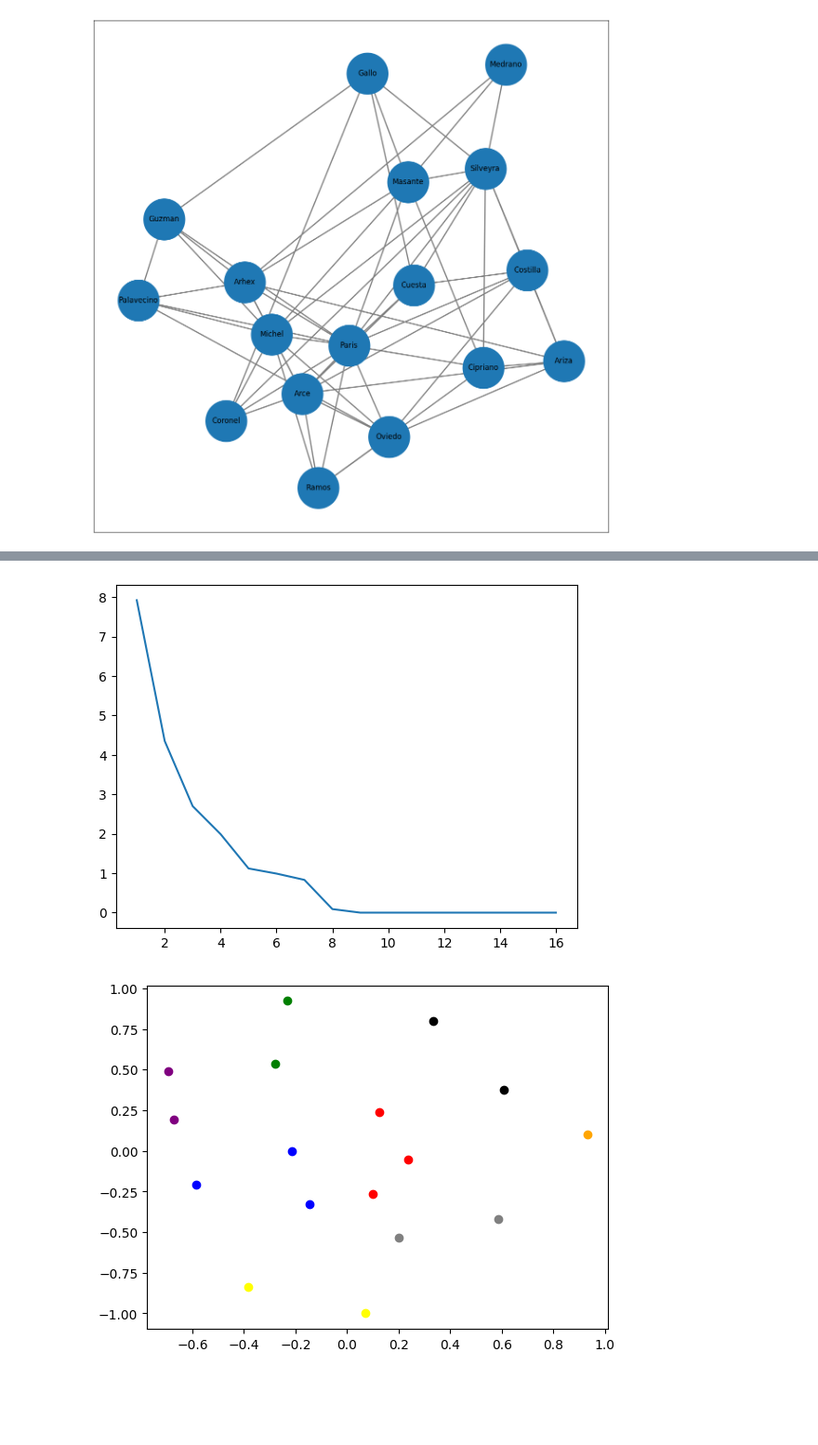
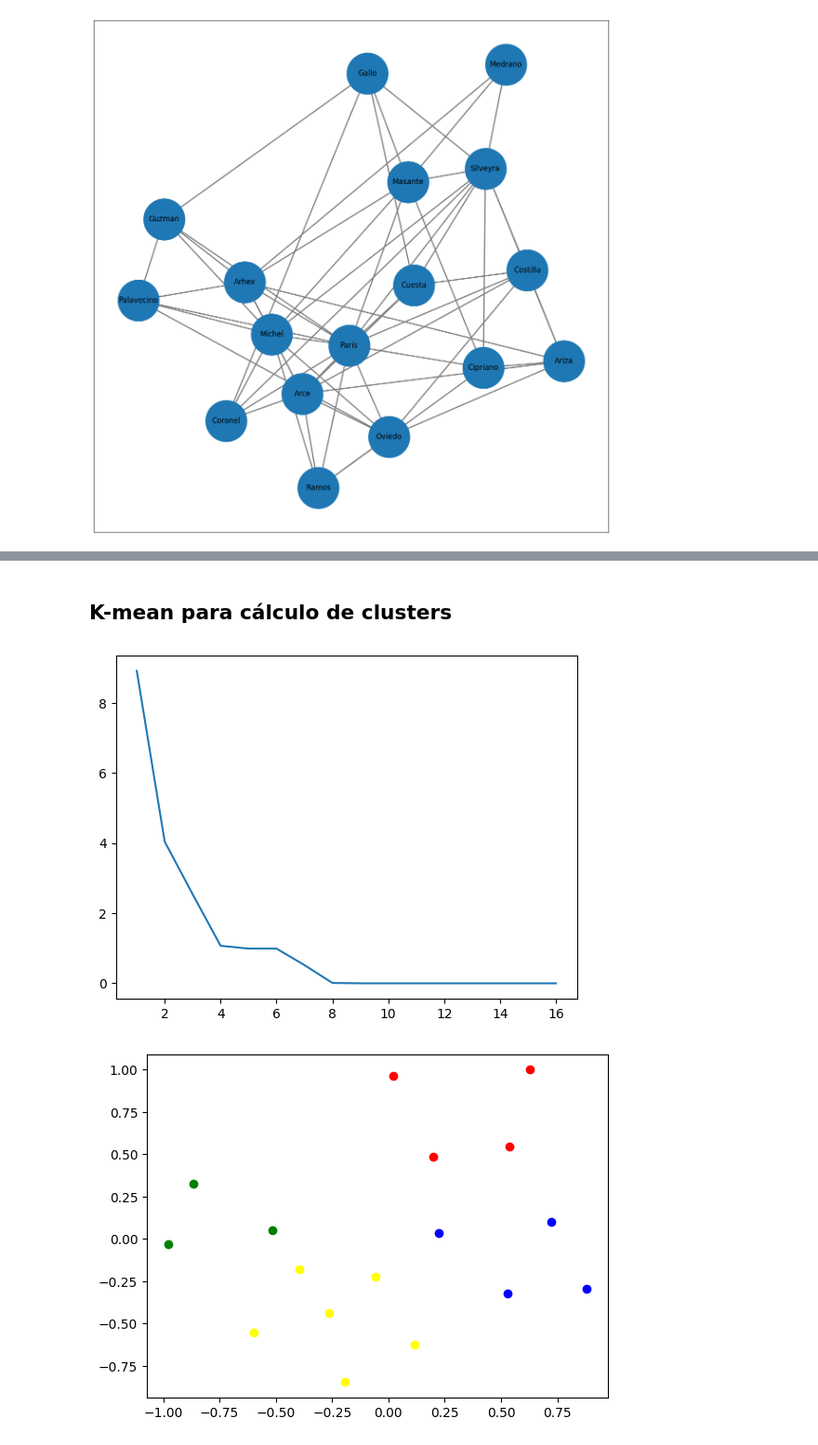
Before and after one commit to fedevirgolini/sociograma, a Jupyter notebook: sociograma.ipynb, the cells around one changed output, grey strips where cells are left out. Shown at 93% size. Saved outputs shown, nothing was run; the diff lists cells and outputs as text; code cells hidden in the pictures; blank space fills up the shorter version.

```diff
--- a/sociograma.ipynb
+++ b/sociograma.ipynb
@@ -242,6 +246,8 @@ def df_pos(member_pos):
 def showScatter(df):
   plt.scatter(df["xpos"], df["ypos"])
   plt.show()
+# %% [markdown]
+## K-mean para cálculo de clusters
 # %%
 def k_mean(df_pos, n_clusters):
   colors = ["blue", "red", "green", "yellow", "orange", "purple", "grey", "black"]
@@ -268,11 +274,11 @@ def viewElbow(df_pos, N=100):
   sse = sse / N
   plt.plot(k_rng, sse)
 
-viewElbow(df_pos(posconu))
+viewElbow(df_pos(pos5p))
 # %% [output]
-[figure, old version]
+[figure, new version]
 # %%
-clusters = 8
-k_mean(df_pos(posconu), clusters)
+clusters = 4
+k_mean(df_pos(pos5p), clusters)
 # %% [output]
-[figure, old version]
+[figure, new version]
```
Also changed, not shown: parts of 10 cells of this notebook, 1 other file.
